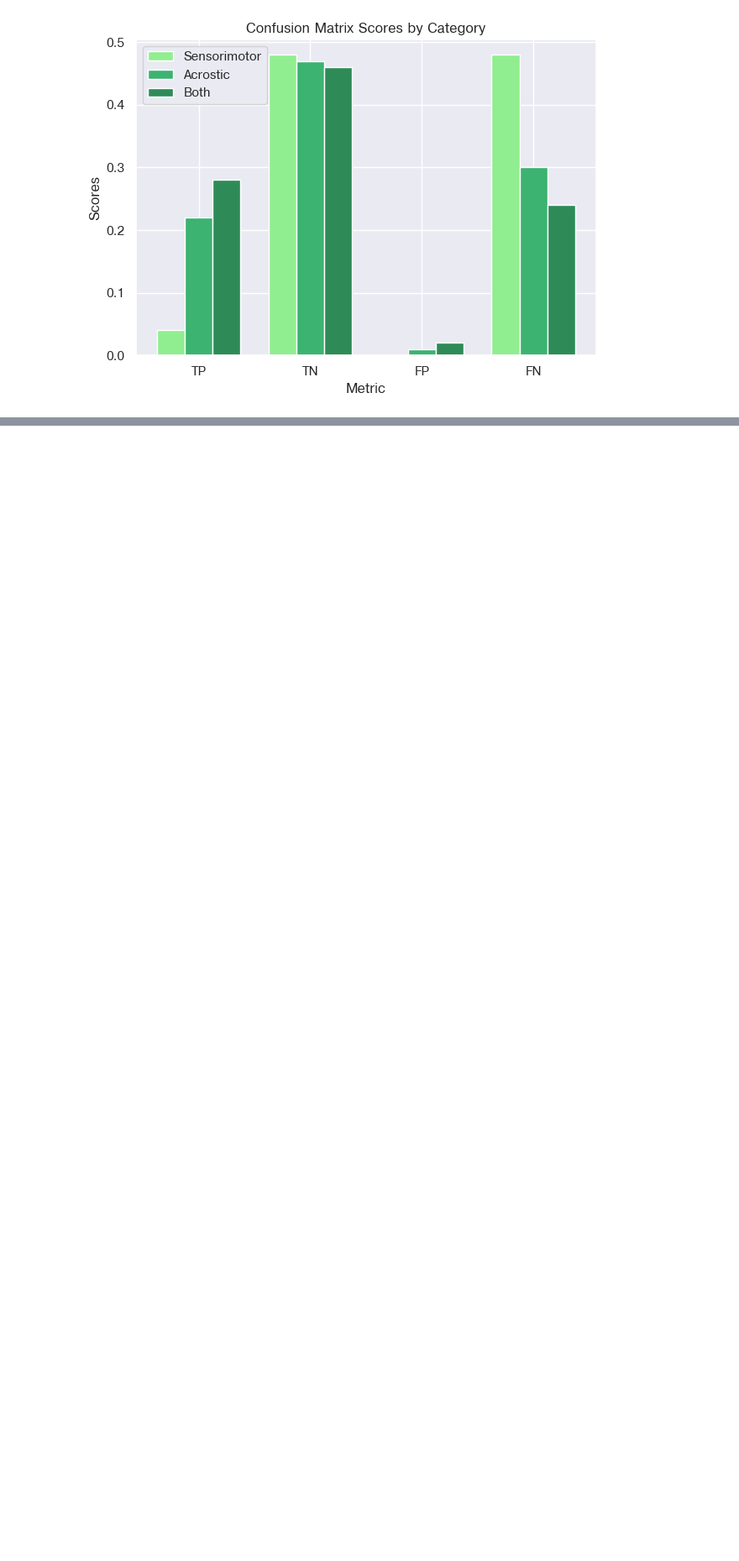
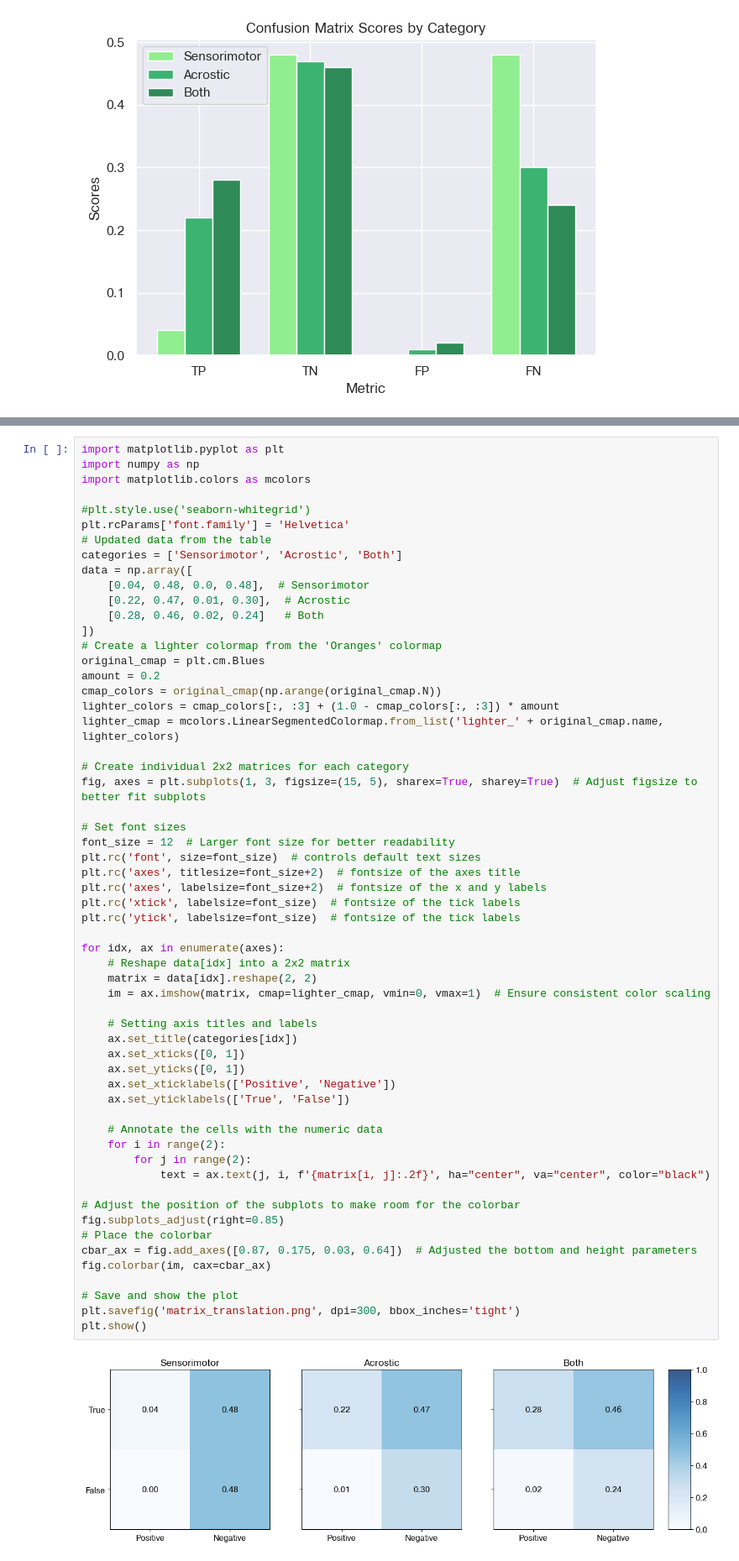
Before and after one commit to CommodoreEU/master-generation, a Jupyter notebook: notebook.ipynb, the cells around one changed output, grey strips where cells are left out. Shown at 84% size. Drawn from its saved outputs; the diff is of its cells as text; blank space fills up the shorter version.

Commit message:
some new plots, wip perplexity

```diff
--- a/notebook.ipynb
+++ b/notebook.ipynb
@@ -3114,0 +3000,60 @@ plt.savefig('matrix.png', dpi=300, bbox_inches='tight')
+# %%
+import matplotlib.pyplot as plt
+import numpy as np
+import matplotlib.colors as mcolors
+
+#plt.style.use('seaborn-whitegrid')
+plt.rcParams['font.family'] = 'Helvetica'
+# Updated data from the table
+categories = ['Sensorimotor', 'Acrostic', 'Both']
+data = np.array([
+    [0.04, 0.48, 0.0, 0.48],  # Sensorimotor
+    [0.22, 0.47, 0.01, 0.30],  # Acrostic
+    [0.28, 0.46, 0.02, 0.24]   # Both
+])
+# Create a lighter colormap from the 'Oranges' colormap
+original_cmap = plt.cm.Blues
+amount = 0.2
+cmap_colors = original_cmap(np.arange(original_cmap.N))
+lighter_colors = cmap_colors[:, :3] + (1.0 - cmap_colors[:, :3]) * amount
+lighter_cmap = mcolors.LinearSegmentedColormap.from_list('lighter_' + original_cmap.name, lighter_colors)
+
+# Create individual 2x2 matrices for each category
+fig, axes = plt.subplots(1, 3, figsize=(15, 5), sharex=True, sharey=True)  # Adjust figsize to better fit subplots
+
+# Set font sizes
+font_size = 12  # Larger font size for better readability
+plt.rc('font', size=font_size)  # controls default text sizes
+plt.rc('axes', titlesize=font_size+2)  # fontsize of the axes title
+plt.rc('axes', labelsize=font_size+2)  # fontsize of the x and y labels
+plt.rc('xtick', labelsize=font_size)  # fontsize of the tick labels
+plt.rc('ytick', labelsize=font_size)  # fontsize of the tick labels
+
+for idx, ax in enumerate(axes):
+    # Reshape data[idx] into a 2x2 matrix
+    matrix = data[idx].reshape(2, 2)
+    im = ax.imshow(matrix, cmap=lighter_cmap, vmin=0, vmax=1)  # Ensure consistent color scaling
+
+    # Setting axis titles and labels
+    ax.set_title(categories[idx])
+    ax.set_xticks([0, 1])
+    ax.set_yticks([0, 1])
+    ax.set_xticklabels(['Positive', 'Negative'])
+    ax.set_yticklabels(['True', 'False'])
+
+    # Annotate the cells with the numeric data
+    for i in range(2):
+        for j in range(2):
+            text = ax.text(j, i, f'{matrix[i, j]:.2f}', ha="center", va="center", color="black")
+
+# Adjust the position of the subplots to make room for the colorbar
+fig.subplots_adjust(right=0.85)
+# Place the colorbar
+cbar_ax = fig.add_axes([0.87, 0.175, 0.03, 0.64])  # Adjusted the bottom and height parameters
+fig.colorbar(im, cax=cbar_ax)
+
+# Save and show the plot
+plt.savefig('matrix_translation.png', dpi=300, bbox_inches='tight')
+plt.show()
+# %% [output]
+[figure, added]
```
Also changed, not shown: parts of 4 cells of this notebook, 6 other files.
